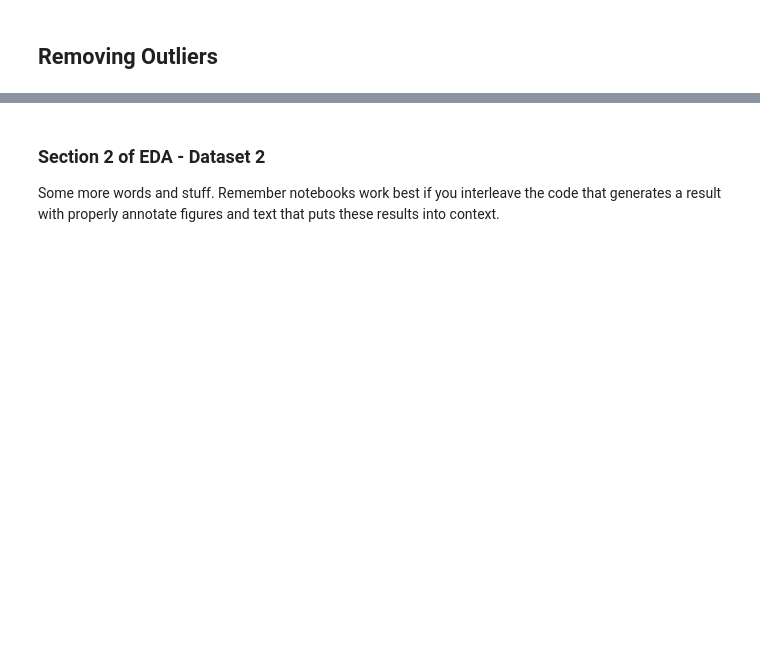
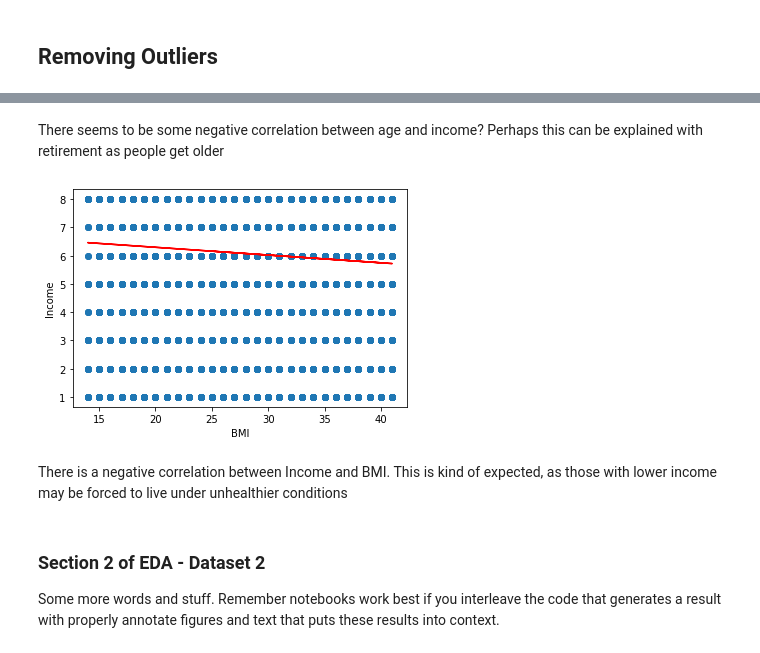
Before and after one commit to edwin815/diabetes_analysis, a Jupyter notebook: EDACheckpoint_Group132_WI24.ipynb, the cells around one changed output, grey strips where cells are left out. Cells and saved outputs as stored; diff of their text form; code cells hidden in the pictures; blank space fills up the shorter version.

```diff
--- a/EDACheckpoint_Group132_WI24.ipynb
+++ b/EDACheckpoint_Group132_WI24.ipynb
@@ -256,3 +303,28 @@ income_no_outliers = income_no_outliers
+# %% [markdown]
+There seems to be some negative correlation between age and income? Perhaps this can be explained with retirement as people get older
+# %%
+df = diabetes_df_cleaned[['BMI', 'Income']]
+Q1 = df.quantile(0.25)
+Q3 = df.quantile(0.75)
+IQR = Q3 - Q1
+lower_bound = Q1 - 1.5 * IQR
+upper_bound = Q3 + 1.5 * IQR
+# Remove outliers
+df = df[(df >= lower_bound) & (df <= upper_bound)]
+df = df.dropna()
+
+x = df['BMI']
+y = df['Income']
+plt.scatter(x,y)
+plt.xlabel('BMI')
+plt.ylabel('Income')
+b1, b0 = np.polyfit(np.array(x), np.array(y), 1)
+plt.plot(np.array(x), b1 * np.array(x) + b0, color='r')
+plt.show()
+# %% [output]
+[figure, added]
+# %% [markdown]
+There is a negative correlation between Income and BMI. This is kind of expected, as those with lower income may be forced to live under unhealthier conditions
 # %% [markdown]
 ### Section 2 of EDA - Dataset 2
 Some more words and stuff.  Remember notebooks work best if you interleave the code that generates a result with properly annotate figures and text that puts these results into context.
```
Also changed, not shown: parts of 10 cells of this notebook.
